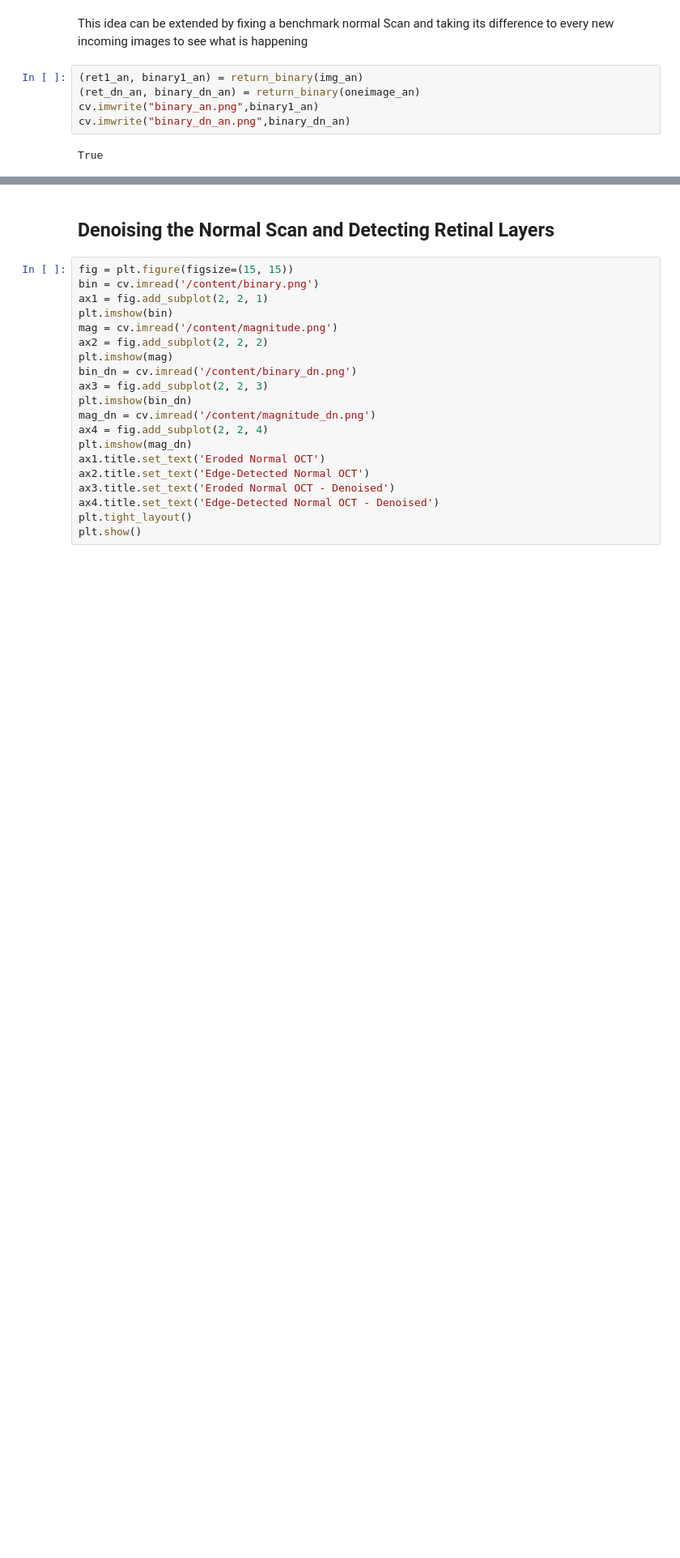
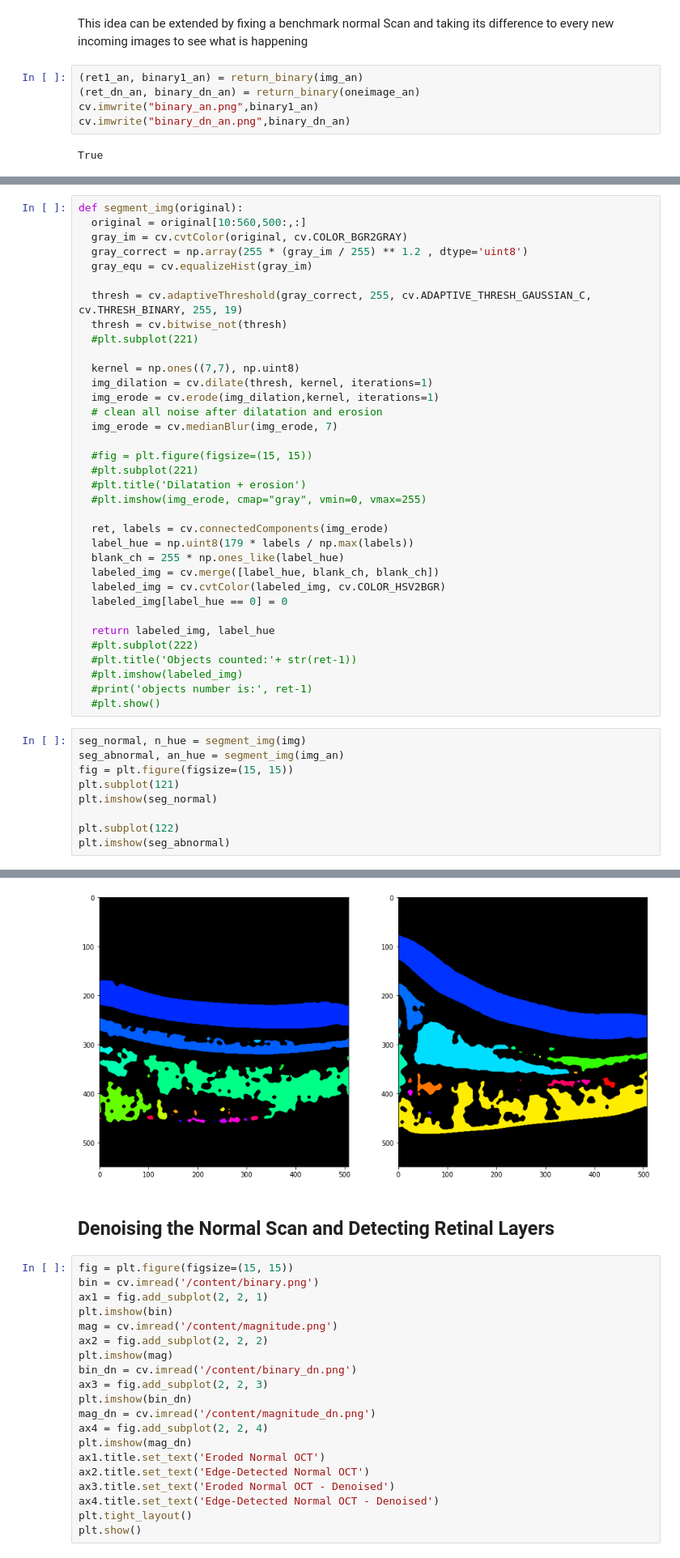
Before and after one commit to musman2012/imaging-research, a Jupyter notebook: OpenCV/WorkingwithOCTImages.ipynb, the cells around one changed output, grey strips where cells are left out. Shown at 81% size. Cells and saved outputs as stored; diff of their text form; blank space fills up the shorter version.

```diff
--- a/OpenCV/WorkingwithOCTImages.ipynb
+++ b/OpenCV/WorkingwithOCTImages.ipynb
@@ -217,0 +220,45 @@ True
+# %%
+def segment_img(original):
+  original = original[10:560,500:,:]
+  gray_im = cv.cvtColor(original, cv.COLOR_BGR2GRAY)
+  gray_correct = np.array(255 * (gray_im / 255) ** 1.2 , dtype='uint8')
+  gray_equ = cv.equalizeHist(gray_im)
+
+  thresh = cv.adaptiveThreshold(gray_correct, 255, cv.ADAPTIVE_THRESH_GAUSSIAN_C, cv.THRESH_BINARY, 255, 19)
+  thresh = cv.bitwise_not(thresh)
+  #plt.subplot(221)
+
+  kernel = np.ones((7,7), np.uint8)
+  img_dilation = cv.dilate(thresh, kernel, iterations=1)
+  img_erode = cv.erode(img_dilation,kernel, iterations=1)
+  # clean all noise after dilatation and erosion
+  img_erode = cv.medianBlur(img_erode, 7)
+
+  #fig = plt.figure(figsize=(15, 15))
+  #plt.subplot(221)
+  #plt.title('Dilatation + erosion')
+  #plt.imshow(img_erode, cmap="gray", vmin=0, vmax=255)
+
+  ret, labels = cv.connectedComponents(img_erode)
+  label_hue = np.uint8(179 * labels / np.max(labels))
+  blank_ch = 255 * np.ones_like(label_hue)
+  labeled_img = cv.merge([label_hue, blank_ch, blank_ch])
+  labeled_img = cv.cvtColor(labeled_img, cv.COLOR_HSV2BGR)
+  labeled_img[label_hue == 0] = 0
+
+  return labeled_img, label_hue
+  #plt.subplot(222)
+  #plt.title('Objects counted:'+ str(ret-1))
+  #plt.imshow(labeled_img)
+  #print('objects number is:', ret-1)
+  #plt.show()
+# %%
+seg_normal, n_hue = segment_img(img)
+seg_abnormal, an_hue = segment_img(img_an)
+fig = plt.figure(figsize=(15, 15))
+plt.subplot(121)
+plt.imshow(seg_normal)
+
+plt.subplot(122)
+plt.imshow(seg_abnormal)
+# %% [output]
@@ -218,3 +266,4 @@ True
+[figure, added]
 # %% [markdown]
 ## Denoising the Normal Scan and Detecting Retinal Layers
 # %%
```
Also changed, not shown: parts of 2 cells of this notebook.
